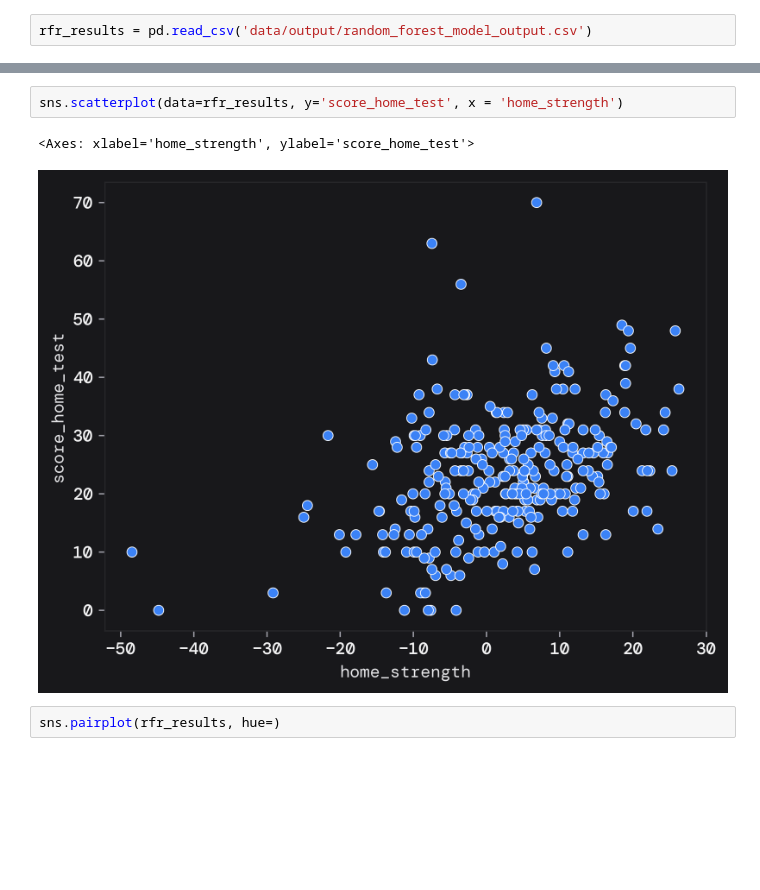
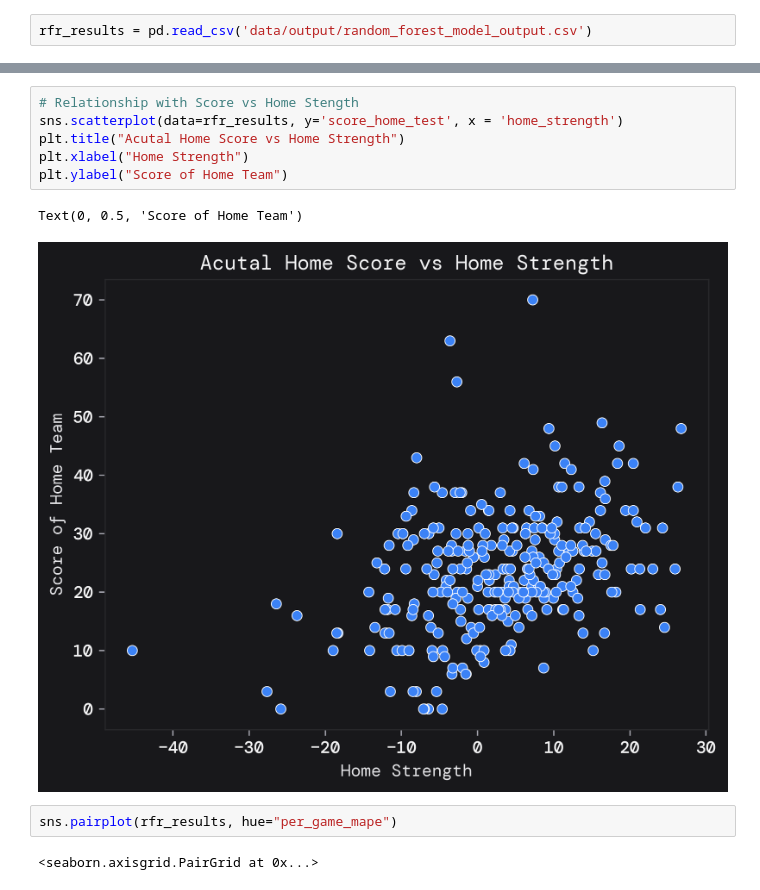
Before and after one commit to brownjrr/nfl_score_prediction, a Jupyter notebook: Model_Evaluation.ipynb, the cells around one changed output, grey strips where cells are left out. Drawn from its saved outputs; the diff is of its cells as text; blank space fills up the shorter version.

```diff
--- a/Model_Evaluation.ipynb
+++ b/Model_Evaluation.ipynb
@@ -234,7 +210,13 @@ sns.scatterplot(data=rfr_results, x='home_strength', y = 'opp_strength', hue='ho
-# %%
-sns.scatterplot(data=rfr_results, y='score_home_test', x = 'home_strength')
-# %% [output]
-<Axes: xlabel='home_strength', ylabel='score_home_test'>
-[figure, removed]
+# %%
+# Relationship with Score vs Home Stength
+sns.scatterplot(data=rfr_results, y='score_home_test', x = 'home_strength')
+plt.title("Acutal Home Score vs Home Strength")
+plt.xlabel("Home Strength")
+plt.ylabel("Score of Home Team")
+# %% [output]
+Text(0, 0.5, 'Score of Home Team')
+[figure, added]
 # %%
-sns.pairplot(rfr_results, hue=)
+sns.pairplot(rfr_results, hue="per_game_mape")
+# %% [output]
+<seaborn.axisgrid.PairGrid at 0x...>
```
Also changed, not shown: parts of 18 cells of this notebook.
